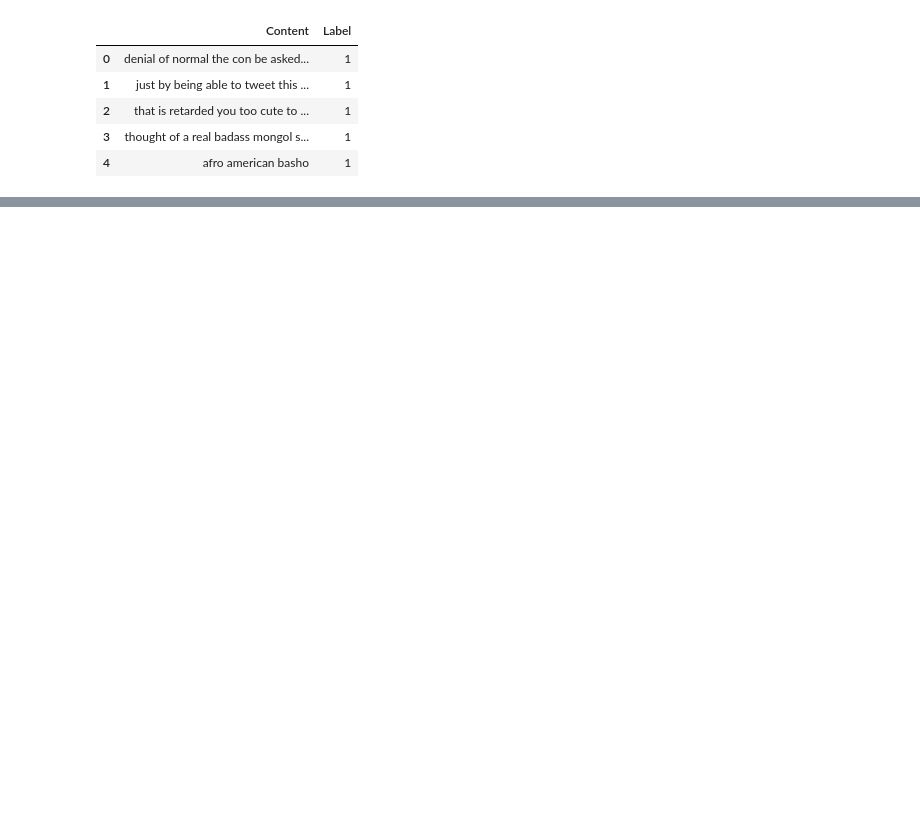
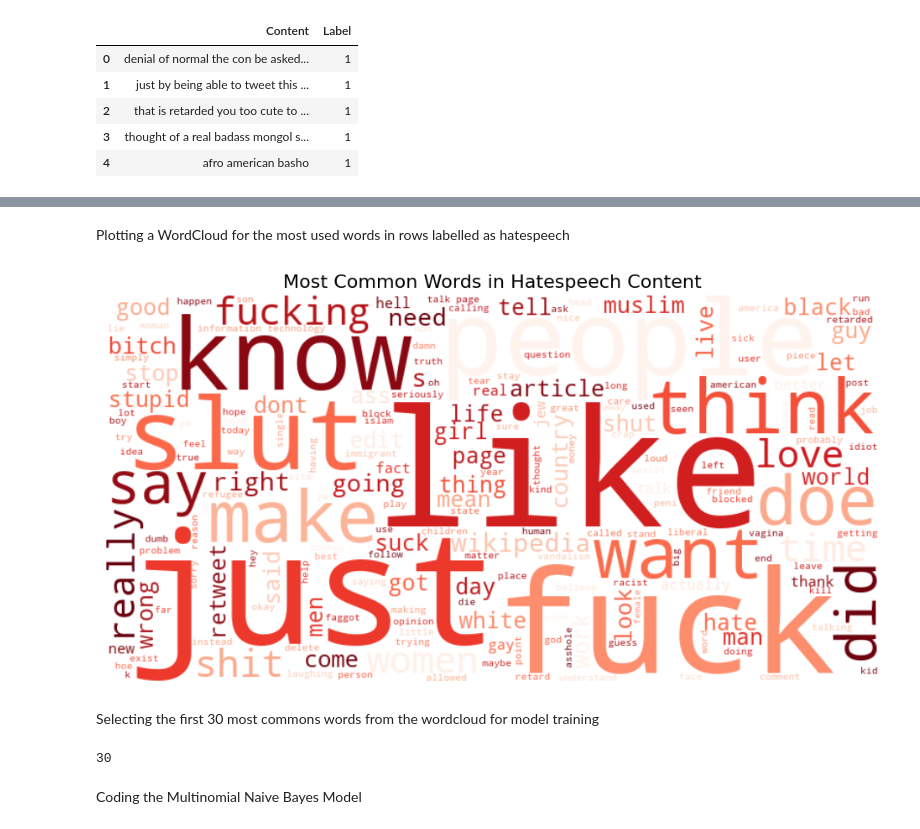
Before and after one commit to AungKyawWin20/Hateful_Speech_Detection, a Jupyter notebook: Final_NB.ipynb, the cells around one changed output, grey strips where cells are left out. Drawn from its saved outputs; the diff is of its cells as text; code cells hidden in the pictures; blank space fills up the shorter version.

Commit message:
Hypertuning model for improved accuracy

```diff
--- a/Final_NB.ipynb
+++ b/Final_NB.ipynb
@@ -54,0 +42,40 @@ Accuracy: 0.8708340219247507
+# %% [markdown]
+Plotting a WordCloud for the most used words in rows labelled as hatespeech
+# %%
+#Checking for the most common words in the dataset from the content column which are lablled as 1 (hatespeech)
+hate_df = df[df['Label'] == 1]
+
+#Combine all content into one string
+
+hate_text = " ".join(hate_df['Content'].tolist())
+
+text = re.sub(r'[^A-Za-z! ]+', '', hate_text)
+
+# Generate WordCloud
+wordcloud = WordCloud(
+    width=800,
+    height=400,
+    background_color='white',
+    stopwords=ENGLISH_STOP_WORDS,
+    colormap='Reds'
+).generate(text)
+
+# Show plot
+plt.figure(figsize=(12, 6))
+plt.imshow(wordcloud, interpolation='bilinear')
+plt.axis('off')
+plt.title("Most Common Words in Hatespeech Content", fontsize=16)
+plt.show()
+# %% [output]
+[figure, added]
+# %% [markdown]
+Selecting the first 30 most commons words from the wordcloud for model training
+# %%
+#Selecting the top 30 most common hatewords in the dataset
+hatewords = list(wordcloud.words_.keys())[:30]
+
+len(hatewords)
+# %% [output]
+30
+# %% [markdown]
+Coding the Multinomial Naive Bayes Model
```
Also changed, not shown: parts of 9 cells of this notebook, 1 other file.
